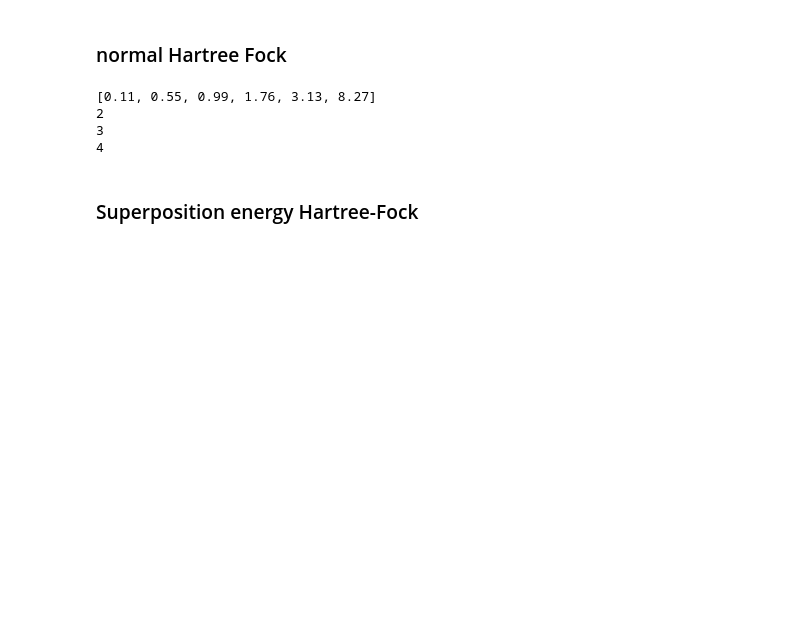
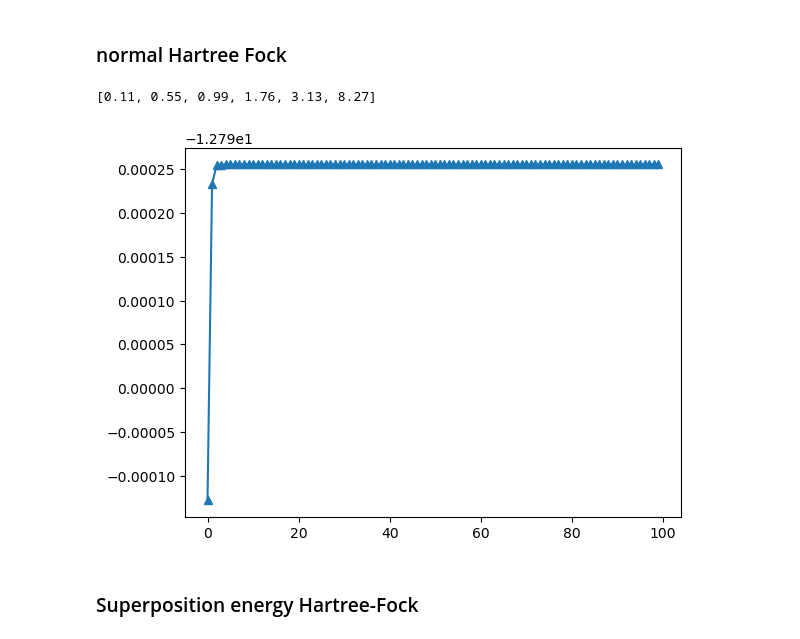
Before and after one commit to Arash-H-Jafarizadeh/Fermionic-State-Preparation, a Jupyter notebook: Fermionic_Hartree_Fock_Method(Adam).ipynb, the cells around one changed output. Cells and saved outputs as stored; diff of their text form; code cells hidden in the pictures; blank space fills up the shorter version.

```diff
--- a/Fermionic_Hartree_Fock_Method(Adam).ipynb
+++ b/Fermionic_Hartree_Fock_Method(Adam).ipynb
@@ -167,22 +167,23 @@ def mean_field_optimization(physical,L, **kws):
 
 
 def hart_fock_optimization(physical,L, **kws):
-    max_iters = kws['max_iters'] if 'max_iters' in kws.keys() else 400
-    startp = kws['start_point'] if 'start_point' in kws.keys() else 0.4567
+    max_iters = kws['max_iters'] if 'max_iters' in kws.keys() else 100
+    startp = kws['start_point'] if 'start_point' in kws.keys() else 0.0004567
 
     c_mat = np.diag([1.,0.]*(L//2) + startp * np.random.randn(L))
 
     last_E = np.empty((L))
     output_energy = 0.0
+    energy=[]
     for _ in range(max_iters):
         H = HF_hamil(physical, c_mat, L, **kws)
         last_E, U = np.linalg.eigh(H)
         c_mat = np.dot(U[:,:L//2],np.conj(U[:,:L//2].T))
-        # output_energy = fullEnergy_HF(c_mat, physical, L, **kws)
-
-    return(last_E, np.diag(c_mat))
+        output_energy = fullEnergy_HF(c_mat, physical, L, **kws)
+        energy.append(output_energy)
+    return(energy)#(last_E, np.diag(c_mat))
 # %%
-L = 12
+L = 20
 # num_plts = 8
 V_list =  [0.11, 0.55, 0.99, 1.76, 3.13, 8.27] #np.linspace(0.01, 3.3, num=num_plts, dtype=np.float16)
 print( V_list )
@@ -192,12 +193,12 @@ print( V_list )
 HF_data = []
 MF_data = []
 FF_data = []
+hf_energy = hart_fock_optimization([-.11,1.0], L)
+# mf_energy, mf_part = mean_field_optimization([-.11,1.0], L)
 # for plt, Vs in enumerate(V_list):
-#     hf_energy, hf_part = hart_fock_optimization([-Vs,1.0], L)
 #     hf_uniq = np.unique( np.round(hf_energy, decimals=7), return_index=False)
 #     HF_data.append(hf_energy)
 #     # print(hf_energy)
-#     mf_energy, mf_part = mean_field_optimization([-Vs,1.0], L)
 #     MF_data.append(mf_energy)
 #     # print(mf_energy)
 #     ax[0].plot(hf_part, label=f'HF V={Vs:.2f}', color=f'C{plt}', linestyle='-')
@@ -221,38 +222,36 @@ FF_data = []
 # for plt, Vs in enumerate(V_list):
 #     hf_energy, hf_part = hart_fock_optimization([Vs,1.0], L)
 #     hf_uniq = np.unique( np.round(hf_energy, decimals=7), return_index=False)
 #     HF_data.append(len(hf_uniq))
 #     # print(hf_energy)
 
 #     mf_energy, mf_part = mean_field_optimization([Vs,1.0], L)
 #     mf_uniq = np.unique( np.round(mf_energy, decimals=7), return_index=False)
 #     MF_data.append(len(mf_uniq))
 #     # print(mf_energy)
 
 #     H = FF_hamil((Vs, 1.0), L)
 #     ff_E, UU = np.linalg.eigh(H)
 #     ff_uniq = np.unique( np.round(ff_E, decimals=7), return_index=False)
 #     FF_data.append(len(ff_uniq))
 #     print("---")
 
-# pl.plot(V_list, HF_data, label=f'HF', color='C0', linestyle='-', marker='^')
+pl.plot(hf_energy, label=f'HF', color='C0', linestyle='-', marker='^')
 # pl.plot(V_list, MF_data, label=f'MF', color='C1', linestyle='-', marker='v')
 # pl.plot(V_list, FF_data, label=f'FF', color='C2', linestyle='-', marker='.')
 # pl.title(r"independet fermion energy modes for different V's for L=10")
 # pl.xlabel(f"v", fontsize='large')
 # pl.ylabel(r"$N_{independent}/N_{total}$", fontsize='large')
 # pl.legend()
 # # pl.savefig("Degeneracy_L12_(HF,MF,FF).jpg", bbox_inches = 'tight')
 
-# pl.show()
+pl.show()
 
 # for a in range(1,4):
 #     print(a+1)
 # %% [output]
 [0.11, 0.55, 0.99, 1.76, 3.13, 8.27]
-2
-3
-4
+[figure, added]
 # %% [markdown]
 ### Superposition energy Hartree-Fock
 # %%
```
Also changed, not shown: 5 other files.
